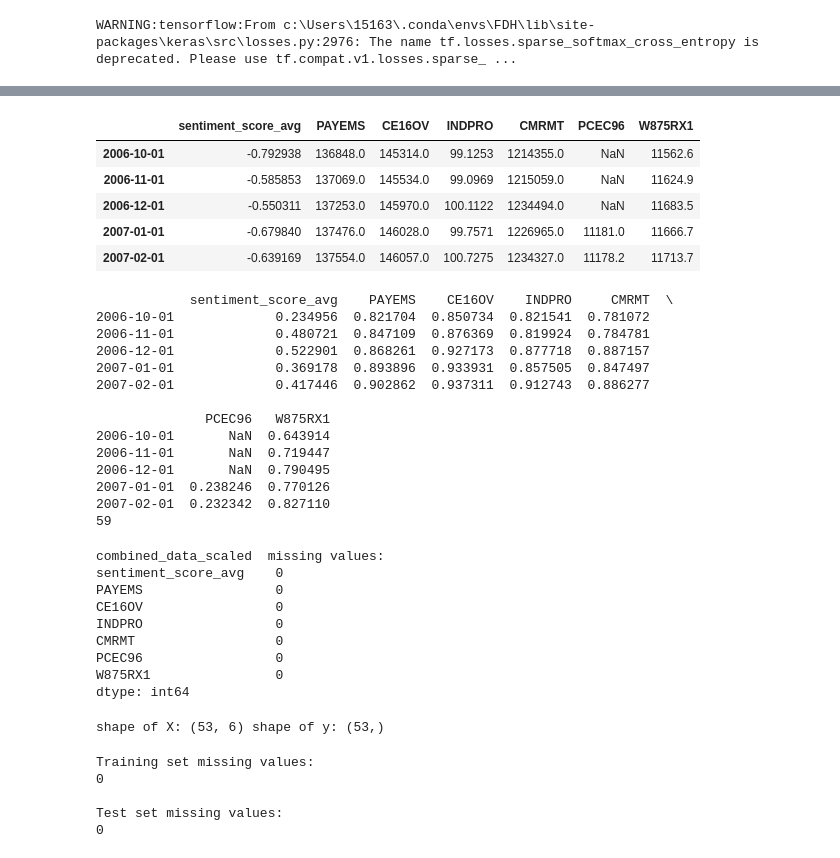
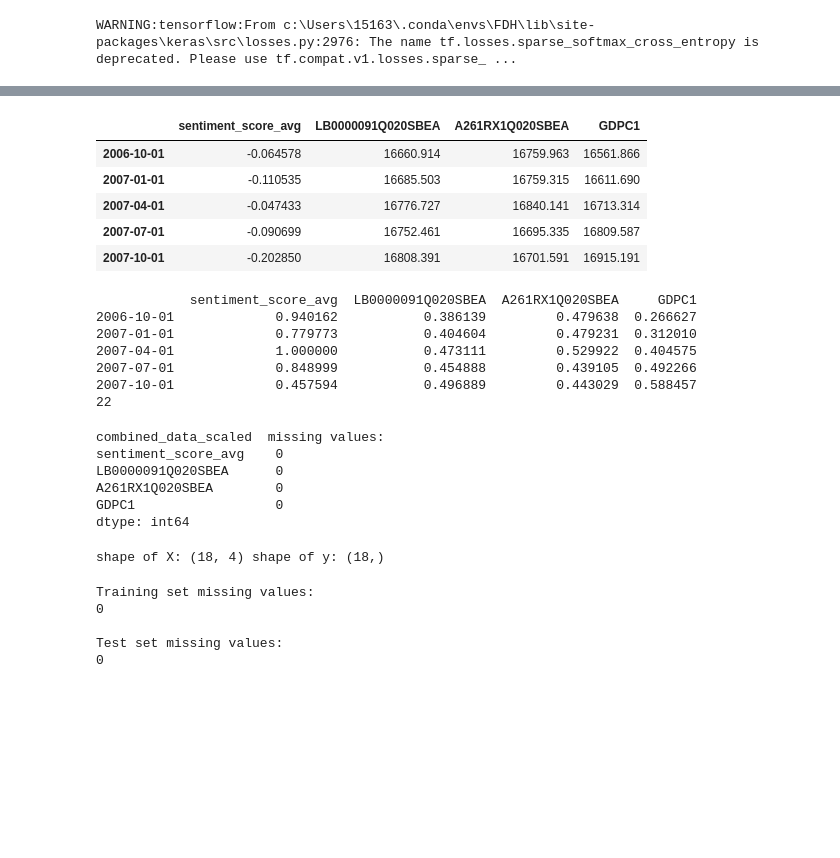
Before and after one commit to Wong-F/Eeconomic-index-prediction-based-on-newspapers, a Jupyter notebook: 数据探索.ipynb, the cells around one changed output, grey strips where cells are left out. Drawn from its saved outputs; the diff is of its cells as text; code cells hidden in the pictures; blank space fills up the shorter version.

```diff
--- a/数据探索.ipynb
+++ b/数据探索.ipynb
@@ -7,7 +6,7 @@ import matplotlib.pyplot as plt
 # %% [output]
 WARNING:tensorflow:From c:\Users\15163\.conda\envs\FDH\lib\site-packages\keras\src\losses.py:2976: The name tf.losses.sparse_softmax_cross_entropy is deprecated. Please use tf.compat.v1.losses.sparse_ ...
 # %%
-data = pd.read_csv('datas_per_day_finbert_tone.csv')
+data = pd.read_csv('datas_FinBERT.csv')
 # 首先将日期转换为 datetime 类型，并设置为索引
 data['times'] = pd.to_datetime(data['times'])
 data.set_index('times', inplace=True)
@@ -52,10 +52,10 @@ times
 # %%
-# # 定义一个函数来调整日期为每个季度的第一天
-# def adjust_quarter_start_dates(index):
-#     return pd.to_datetime(index.year.astype(str) + '-' + (3 * (index.quarter - 1) + 1).astype(str) + '-01')
-# # 按季度聚合情感得分的平均值
-# quarterly_sentiment = data['sentiment_score_avg'].resample('Q').mean()
-# # 应用函数来调整季度开始日期
-# quarterly_sentiment.index = adjust_quarter_start_dates(quarterly_sentiment.index)
-# # 显示调整后的数据
-# print(quarterly_sentiment.head())
+# 定义一个函数来调整日期为每个季度的第一天
+def adjust_quarter_start_dates(index):
+    return pd.to_datetime(index.year.astype(str) + '-' + (3 * (index.quarter - 1) + 1).astype(str) + '-01')
+# 按季度聚合情感得分的平均值
+quarterly_sentiment = data['sentiment_score_avg'].resample('Q').mean()
+# 应用函数来调整季度开始日期
+quarterly_sentiment.index = adjust_quarter_start_dates(quarterly_sentiment.index)
+# 显示调整后的数据
+print(quarterly_sentiment.head())
@@ -98,6 +86,10 @@ monthly_labels.head()
+# %%
+# Employment_Level.head()
+labels = pd.read_csv("./Quarterly_merged_label.csv")
+labels.head()
 # %%
 # 确保日期列为 datetime 类型
-monthly_labels['observation_date'] = pd.to_datetime(monthly_labels['observation_date'])
+labels['observation_date'] = pd.to_datetime(labels['observation_date'])
 # 将 Employment_Level 的日期列设置为索引
-monthly_labels.set_index('observation_date', inplace=True)
-monthly_labels.head()
+labels.set_index('observation_date', inplace=True)
+labels.head()
@@ -104,15 +104,15 @@ monthly_labels.head()
 # %%
-# 合并情感得分数据和就业水平数据
-combined_data = pd.concat([monthly_sentiment, monthly_labels], axis=1, join='inner')
+# 合并情感得分数据和标签数据
+combined_data = pd.concat([quarterly_sentiment, labels], axis=1, join='inner')
 # 检查合并后的数据
 combined_data.head()
 # %% [output]
-|  | sentiment_score_avg | PAYEMS | CE16OV | INDPRO | CMRMT | PCEC96 | W875RX1 |
-| 2006-10-01 | -0.792938 | 136848.0 | 145314.0 | 99.1253 | 1214355.0 | NaN | 11562.6 |
-| 2006-11-01 | -0.585853 | 137069.0 | 145534.0 | 99.0969 | 1215059.0 | NaN | 11624.9 |
-| 2006-12-01 | -0.550311 | 137253.0 | 145970.0 | 100.1122 | 1234494.0 | NaN | 11683.5 |
-| 2007-01-01 | -0.679840 | 137476.0 | 146028.0 | 99.7571 | 1226965.0 | 11181.0 | 11666.7 |
-| 2007-02-01 | -0.639169 | 137554.0 | 146057.0 | 100.7275 | 1234327.0 | 11178.2 | 11713.7 |
+|  | sentiment_score_avg | LB0000091Q020SBEA | A261RX1Q020SBEA | GDPC1 |
+| 2006-10-01 | -0.064578 | 16660.914 | 16759.963 | 16561.866 |
+| 2007-01-01 | -0.110535 | 16685.503 | 16759.315 | 16611.690 |
+| 2007-04-01 | -0.047433 | 16776.727 | 16840.141 | 16713.314 |
+| 2007-07-01 | -0.090699 | 16752.461 | 16695.335 | 16809.587 |
+| 2007-10-01 | -0.202850 | 16808.391 | 16701.591 | 16915.191 |
 # %%
 from sklearn.preprocessing import MinMaxScaler
 
@@ -127,20 +127,13 @@ combined_data_scaled = pd.DataFrame(combined_data_scaled, columns=combined_data.
 print(combined_data_scaled.head())
 print(len(combined_data_scaled))
 # %% [output]
-            sentiment_score_avg    PAYEMS    CE16OV    INDPRO     CMRMT  \
-2006-10-01             0.234956  0.821704  0.850734  0.821541  0.781072
-2006-11-01             0.480721  0.847109  0.876369  0.819924  0.784781
-2006-12-01             0.522901  0.868261  0.927173  0.877718  0.887157
-2007-01-01             0.369178  0.893896  0.933931  0.857505  0.847497
-2007-02-01             0.417446  0.902862  0.937311  0.912743  0.886277
-
-              PCEC96   W875RX1
-2006-10-01       NaN  0.643914
-2006-11-01       NaN  0.719447
-2006-12-01       NaN  0.790495
-2007-01-01  0.238246  0.770126
-2007-02-01  0.232342  0.827110
-59
+            sentiment_score_avg  LB0000091Q020SBEA  A261RX1Q020SBEA     GDPC1
+2006-10-01             0.940162           0.386139         0.479638  0.266627
+2007-01-01             0.779773           0.404604         0.479231  0.312010
+2007-04-01             1.000000           0.473111         0.529922  0.404575
+2007-07-01             0.848999           0.454888         0.439105  0.492266
+2007-10-01             0.457594           0.496889         0.443029  0.588457
+22
 # %%
 # 检查训练集和测试集中是否有缺失值
 print("combined_data_scaled  missing values:")
@@ -148,12 +141,9 @@ print(combined_data_scaled.isnull().sum())
 # %% [output]
 combined_data_scaled  missing values:
 sentiment_score_avg    0
-PAYEMS                 0
-CE16OV                 0
-INDPRO                 0
-CMRMT                  0
-PCEC96                 0
-W875RX1                0
+LB0000091Q020SBEA      0
+A261RX1Q020SBEA        0
+GDPC1                  0
 dtype: int64
 # %%
 # 如果存在缺失值，可以选择使用列的平均值填充
@@ -181,7 +171,7 @@ def create_features_labels(data, n_months):
     X, y = [], []
     for i in range(n_months, len(data)):
         X.append(data.iloc[i-n_months:i][['sentiment_score_avg']].values.flatten())
-        y.append(data['CE16OV'].iloc[i])  # 标签
+        y.append(data['GDPC1'].iloc[i])  # 标签
     return np.array(X), np.array(y)
 
 # 使用新的特征和标签创建函数
@@ -189,7 +179,7 @@ X, y = create_features_labels(combined_data_scaled, n_months)
 # 样本数，特征数
 print("shape of X:",X.shape,"shape of y:",y.shape)
 # %% [output]
-shape of X: (53, 6) shape of y: (53,)
+shape of X: (18, 4) shape of y: (18,)
 # %%
 # 检查 X 和 y 中是否有缺失值 (NaN)
 print("Training set missing values:")
```
Also changed, not shown: parts of 17 cells of this notebook.
